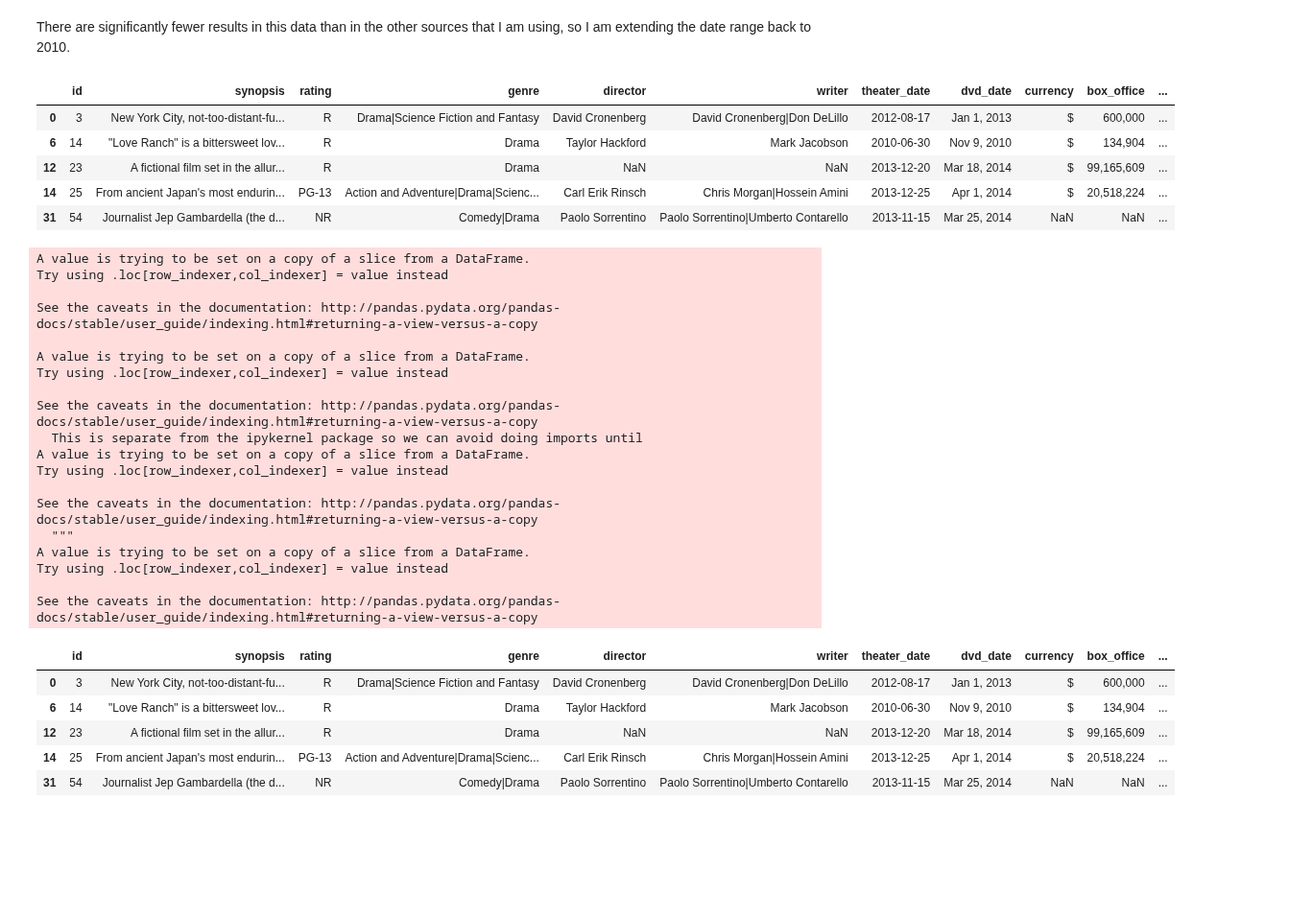
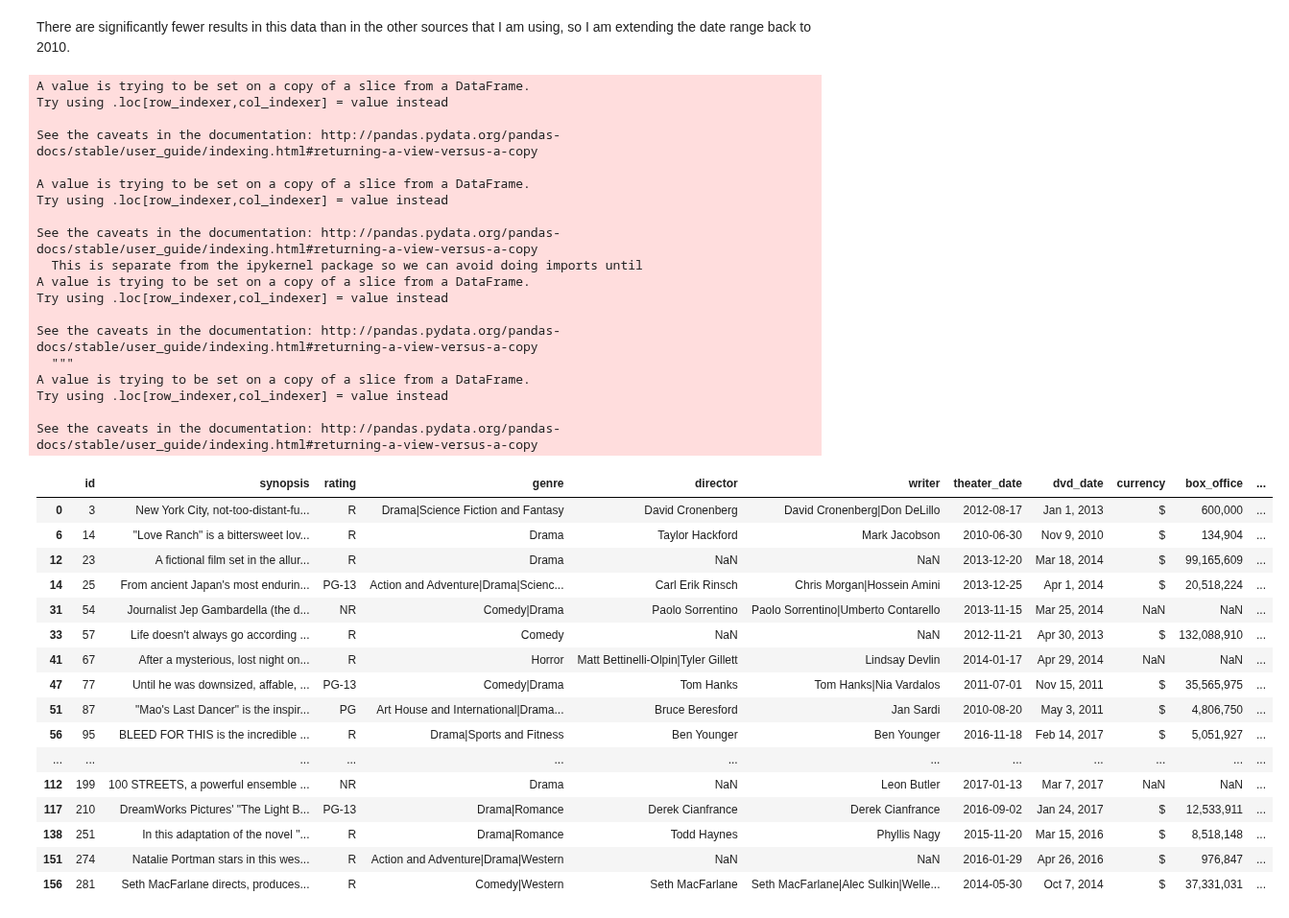
Before and after one commit to christisarv/dsc-phase-1-project-online, a Jupyter notebook: RT Data.ipynb, the cells around one changed output. Shown at 96% size. Drawn from its saved outputs; the diff is of its cells as text; code cells hidden in the pictures; blank space fills up the shorter version.

Commit message:
finished loop for rt genre data

```diff
--- a/RT Data.ipynb
+++ b/RT Data.ipynb
@@ -57,47 +69,48 @@ rt_all.head()
 There are significantly fewer results in this data than in the other sources that I am using, so I am extending the date range back to 2010.
 # %%
 rt_filtered = rt_all[(rt_all['release_year'] >= 2010)]
-# %%
-#analyze reviews by genre, studio
-rt_filtered.head()
-# %% [output]
-|  | id | synopsis | rating | genre | director | writer | theater_date | dvd_date | currency | box_office | ... |
-| 0 | 3 | New York City, not-too-distant-fu... | R | Drama|Science Fiction and Fantasy | David Cronenberg | David Cronenberg|Don DeLillo | 2012-08-17 | Jan 1, 2013 | $ | 600,000 | ... |
-| 6 | 14 | "Love Ranch" is a bittersweet lov... | R | Drama | Taylor Hackford | Mark Jacobson | 2010-06-30 | Nov 9, 2010 | $ | 134,904 | ... |
-| 12 | 23 | A fictional film set in the allur... | R | Drama | NaN | NaN | 2013-12-20 | Mar 18, 2014 | $ | 99,165,609 | ... |
-| 14 | 25 | From ancient Japan's most endurin... | PG-13 | Action and Adventure|Drama|Scienc... | Carl Erik Rinsch | Chris Morgan|Hossein Amini | 2013-12-25 | Apr 1, 2014 | $ | 20,518,224 | ... |
-| 31 | 54 | Journalist Jep Gambardella (the d... | NR | Comedy|Drama | Paolo Sorrentino | Paolo Sorrentino|Umberto Contarello | 2013-11-15 | Mar 25, 2014 | NaN | NaN | ... |
 # %%
 genres = rt_filtered['genre'].str.split("|", n = 1, expand = True)
 rt_filtered['genre1']= genres[0]
 rt_filtered['genre2']= genres[1]
 genres2 = rt_filtered['genre2'].str.split("|", n = 1, expand = True)
 rt_filtered['genre2']= genres2[0]
 rt_filtered['genre3']= genres2[1]
-rt_filtered.head()
+rt_filtered.head(20)
 # %% [output]
 A value is trying to be set on a copy of a slice from a DataFrame.
 Try using .loc[row_indexer,col_indexer] = value instead
 
 See the caveats in the documentation: http://pandas.pydata.org/pandas-docs/stable/user_guide/indexing.html#returning-a-view-versus-a-copy
 
 A value is trying to be set on a copy of a slice from a DataFrame.
 Try using .loc[row_indexer,col_indexer] = value instead
 
 See the caveats in the documentation: http://pandas.pydata.org/pandas-docs/stable/user_guide/indexing.html#returning-a-view-versus-a-copy
   This is separate from the ipykernel package so we can avoid doing imports until
 A value is trying to be set on a copy of a slice from a DataFrame.
 Try using .loc[row_indexer,col_indexer] = value instead
 
 See the caveats in the documentation: http://pandas.pydata.org/pandas-docs/stable/user_guide/indexing.html#returning-a-view-versus-a-copy
   """
 A value is trying to be set on a copy of a slice from a DataFrame.
 Try using .loc[row_indexer,col_indexer] = value instead
 
 See the caveats in the documentation: http://pandas.pydata.org/pandas-docs/stable/user_guide/indexing.html#returning-a-view-versus-a-copy
 |  | id | synopsis | rating | genre | director | writer | theater_date | dvd_date | currency | box_office | ... |
 | 0 | 3 | New York City, not-too-distant-fu... | R | Drama|Science Fiction and Fantasy | David Cronenberg | David Cronenberg|Don DeLillo | 2012-08-17 | Jan 1, 2013 | $ | 600,000 | ... |
 | 6 | 14 | "Love Ranch" is a bittersweet lov... | R | Drama | Taylor Hackford | Mark Jacobson | 2010-06-30 | Nov 9, 2010 | $ | 134,904 | ... |
 | 12 | 23 | A fictional film set in the allur... | R | Drama | NaN | NaN | 2013-12-20 | Mar 18, 2014 | $ | 99,165,609 | ... |
 | 14 | 25 | From ancient Japan's most endurin... | PG-13 | Action and Adventure|Drama|Scienc... | Carl Erik Rinsch | Chris Morgan|Hossein Amini | 2013-12-25 | Apr 1, 2014 | $ | 20,518,224 | ... |
 | 31 | 54 | Journalist Jep Gambardella (the d... | NR | Comedy|Drama | Paolo Sorrentino | Paolo Sorrentino|Umberto Contarello | 2013-11-15 | Mar 25, 2014 | NaN | NaN | ... |
+| 33 | 57 | Life doesn't always go according ... | R | Comedy | NaN | NaN | 2012-11-21 | Apr 30, 2013 | $ | 132,088,910 | ... |
+| 41 | 67 | After a mysterious, lost night on... | R | Horror | Matt Bettinelli-Olpin|Tyler Gillett | Lindsay Devlin | 2014-01-17 | Apr 29, 2014 | NaN | NaN | ... |
+| 47 | 77 | Until he was downsized, affable, ... | PG-13 | Comedy|Drama | Tom Hanks | Tom Hanks|Nia Vardalos | 2011-07-01 | Nov 15, 2011 | $ | 35,565,975 | ... |
+| 51 | 87 | "Mao's Last Dancer" is the inspir... | PG | Art House and International|Drama... | Bruce Beresford | Jan Sardi | 2010-08-20 | May 3, 2011 | $ | 4,806,750 | ... |
+| 56 | 95 | BLEED FOR THIS is the incredible ... | R | Drama|Sports and Fitness | Ben Younger | Ben Younger | 2016-11-18 | Feb 14, 2017 | $ | 5,051,927 | ... |
+| ... | ... | ... | ... | ... | ... | ... | ... | ... | ... | ... | ... |
+| 112 | 199 | 100 STREETS, a powerful ensemble ... | NR | Drama | NaN | Leon Butler | 2017-01-13 | Mar 7, 2017 | NaN | NaN | ... |
+| 117 | 210 | DreamWorks Pictures' "The Light B... | PG-13 | Drama|Romance | Derek Cianfrance | Derek Cianfrance | 2016-09-02 | Jan 24, 2017 | $ | 12,533,911 | ... |
+| 138 | 251 | In this adaptation of the novel "... | R | Drama|Romance | Todd Haynes | Phyllis Nagy | 2015-11-20 | Mar 15, 2016 | $ | 8,518,148 | ... |
+| 151 | 274 | Natalie Portman stars in this wes... | R | Action and Adventure|Drama|Western | NaN | NaN | 2016-01-29 | Apr 26, 2016 | $ | 976,847 | ... |
+| 156 | 281 | Seth MacFarlane directs, produces... | R | Comedy|Western | Seth MacFarlane | Seth MacFarlane|Alec Sulkin|Welle... | 2014-05-30 | Oct 7, 2014 | $ | 37,331,031 | ... |
```
Also changed, not shown: parts of 9 cells of this notebook.
